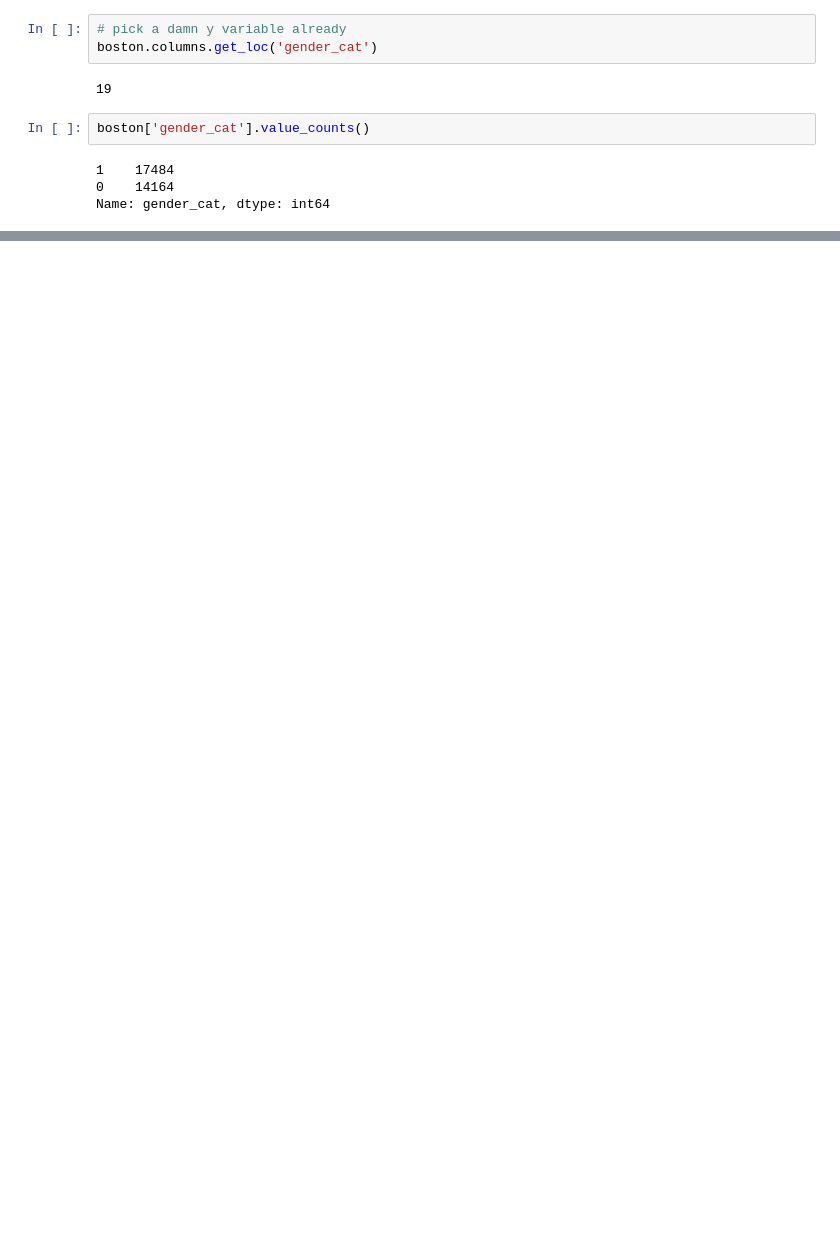
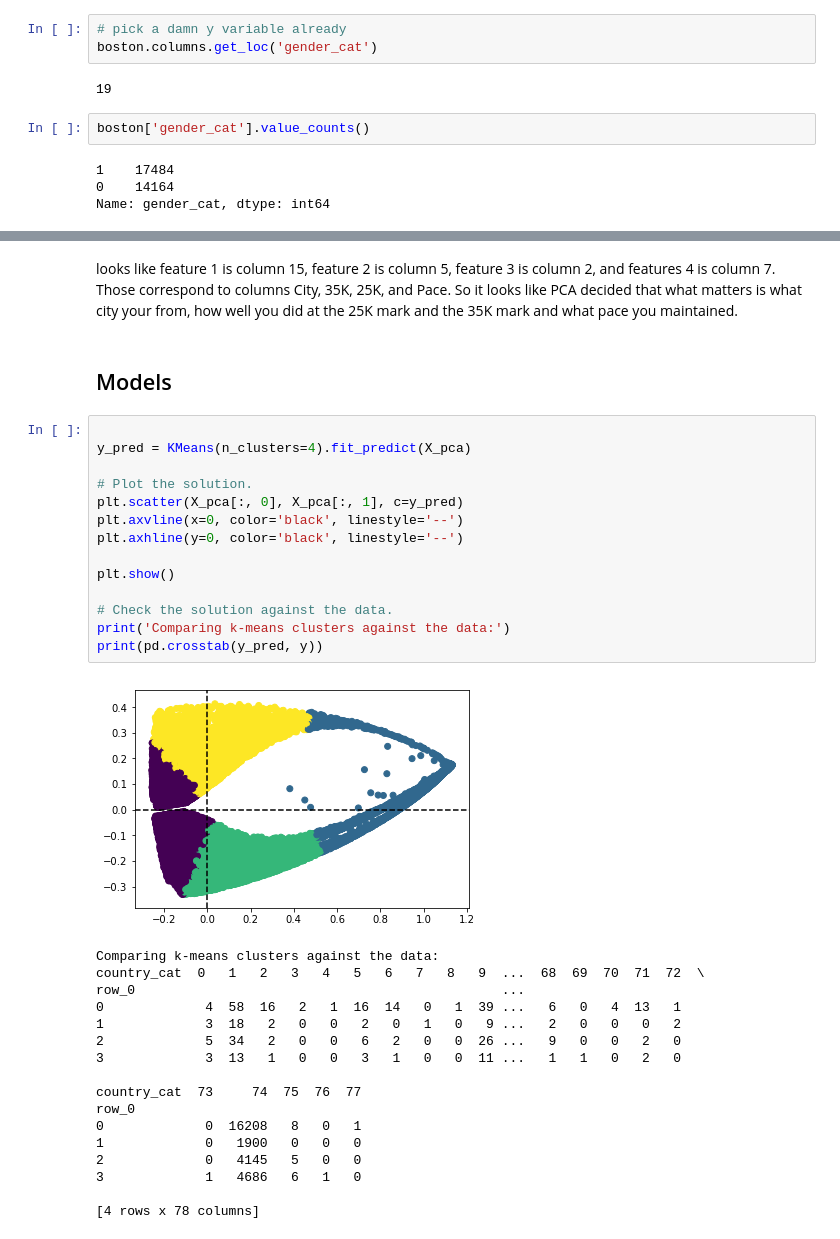
Before and after one commit to Schmidt8181/UnsupervisedLearning, a Jupyter notebook: BostonMarathon.ipynb, the cells around one changed output, grey strips where cells are left out. Saved outputs shown, nothing was run; the diff lists cells and outputs as text; blank space fills up the shorter version.

```diff
--- a/BostonMarathon.ipynb
+++ b/BostonMarathon.ipynb
@@ -225 +238,37 @@ X_train, X_test, y_train, y_test = train_test_split(
+# %% [markdown]
+looks like feature 1 is column 15, feature 2 is column 5, feature 3 is column 2, and features 4 is column 7. Those correspond to columns City, 35K, 25K, and Pace. So it looks like PCA decided that what matters is what city your from, how well you did at the 25K mark and the 35K mark and what pace you maintained.
+# %% [markdown]
+## Models
+# %%
+
+y_pred = KMeans(n_clusters=4).fit_predict(X_pca)
+
+# Plot the solution.
+plt.scatter(X_pca[:, 0], X_pca[:, 1], c=y_pred)
+plt.axvline(x=0, color='black', linestyle='--')
+plt.axhline(y=0, color='black', linestyle='--')
+
+plt.show()
+
+# Check the solution against the data.
+print('Comparing k-means clusters against the data:')
+print(pd.crosstab(y_pred, y))
+# %% [output]
+[figure, added]
+Comparing k-means clusters against the data:
+country_cat  0   1   2   3   4   5   6   7   8   9  ...  68  69  70  71  72  \
+row_0                                               ...
+0             4  58  16   2   1  16  14   0   1  39 ...   6   0   4  13   1
+1             3  18   2   0   0   2   0   1   0   9 ...   2   0   0   0   2
+2             5  34   2   0   0   6   2   0   0  26 ...   9   0   0   2   0
+3             3  13   1   0   0   3   1   0   0  11 ...   1   1   0   2   0
+
+country_cat  73     74  75  76  77
+row_0
+0             0  16208   8   0   1
+1             0   1900   0   0   0
+2             0   4145   5   0   0
+3             1   4686   6   1   0
+
+[4 rows x 78 columns]
 # %%
```
Also changed, not shown: parts of 24 cells of this notebook.
